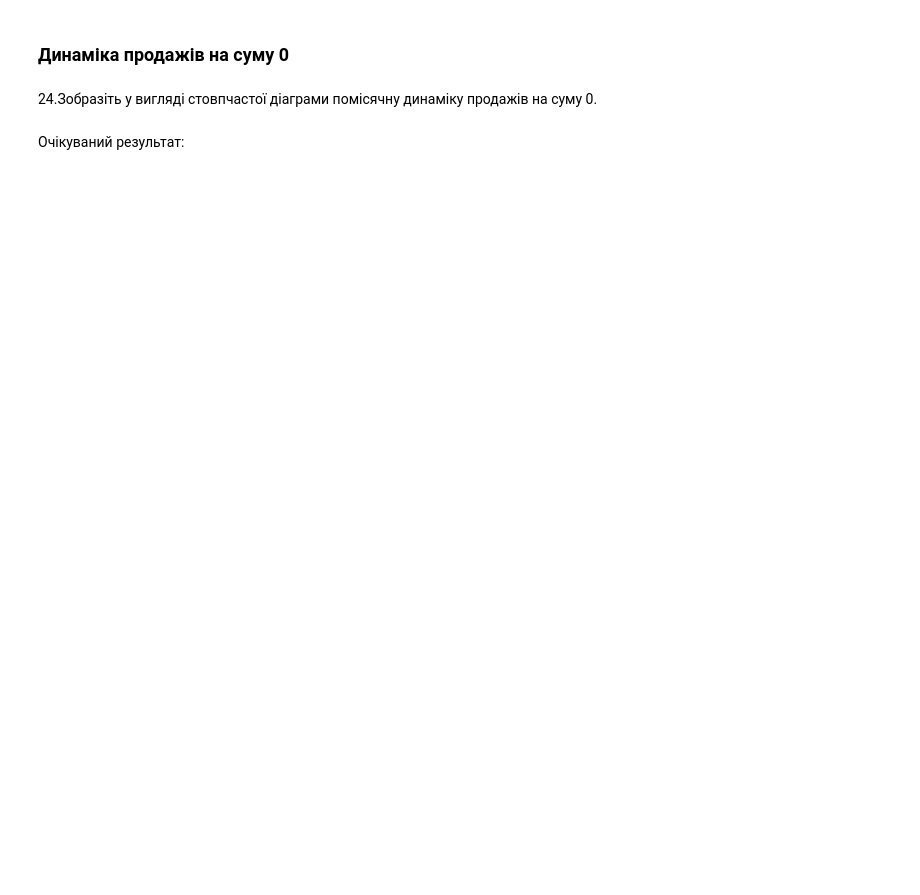
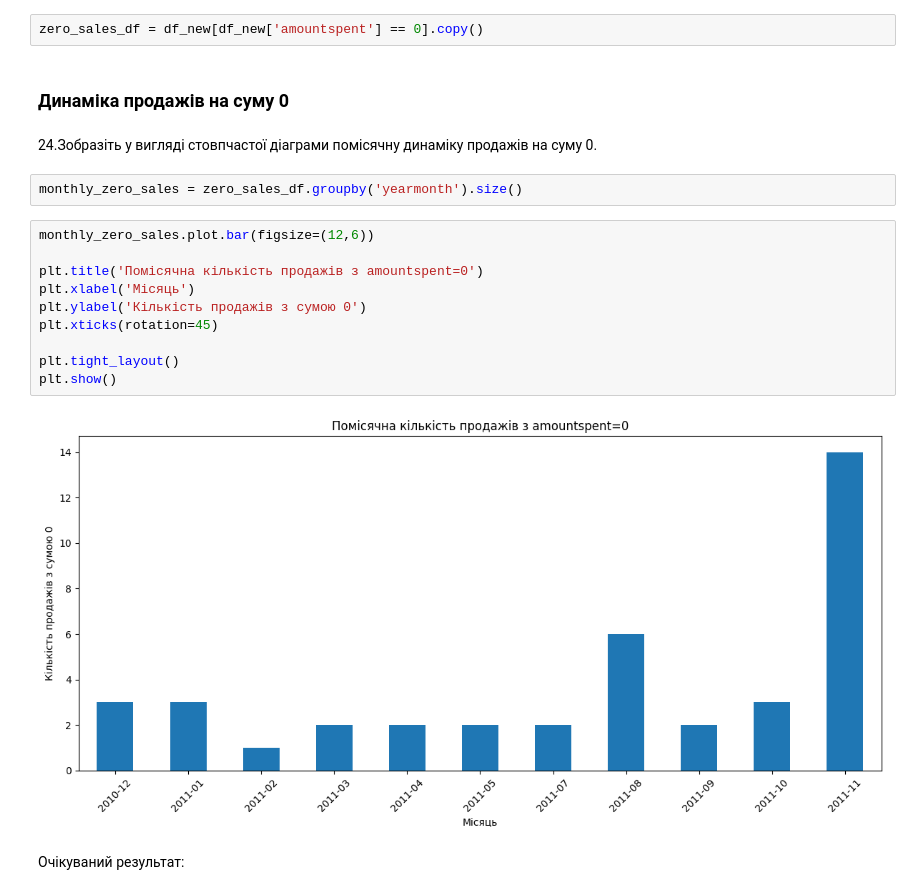
Before and after one commit to Yulia-Momotyuk/DLA-data-analysis-practice, a Jupyter notebook: Python/Task/Additional Task/Additional Task 6 Pandas+Viz.ipynb, the cells around one changed output. Saved outputs shown, nothing was run; the diff lists cells and outputs as text; blank space fills up the shorter version.

```diff
--- a/Python/Task/Additional Task/Additional Task 6 Pandas+Viz.ipynb
+++ b/Python/Task/Additional Task/Additional Task 6 Pandas+Viz.ipynb
@@ -158,10 +406,26 @@ dtype: object
 ## Дослідимо продажі на суму 0 умовних одиниць
 # %% [markdown]
 23.Можна було помітити вище, що в нас є продажі на суму 0. Дослідимо їх. Створіть новий датафрейм з тільки такими продажами.
+# %%
+zero_sales_df = df_new[df_new['amountspent'] == 0].copy()
 # %% [markdown]
 ### Динаміка продажів на суму 0
 # %% [markdown]
 24.Зобразіть у вигляді стовпчастої діаграми помісячну динаміку продажів на суму 0.
+# %%
+monthly_zero_sales = zero_sales_df.groupby('yearmonth').size()
+# %%
+monthly_zero_sales.plot.bar(figsize=(12,6))
+
+plt.title('Помісячна кількість продажів з amountspent=0')
+plt.xlabel('Місяць')
+plt.ylabel('Кількість продажів з сумою 0')
+plt.xticks(rotation=45)
+
+plt.tight_layout()
+plt.show()
+# %% [output]
+[figure, added]
 # %% [markdown]
 Очікуваний результат:
 # %% [markdown]
```
Also changed, not shown: parts of 36 cells of this notebook.
